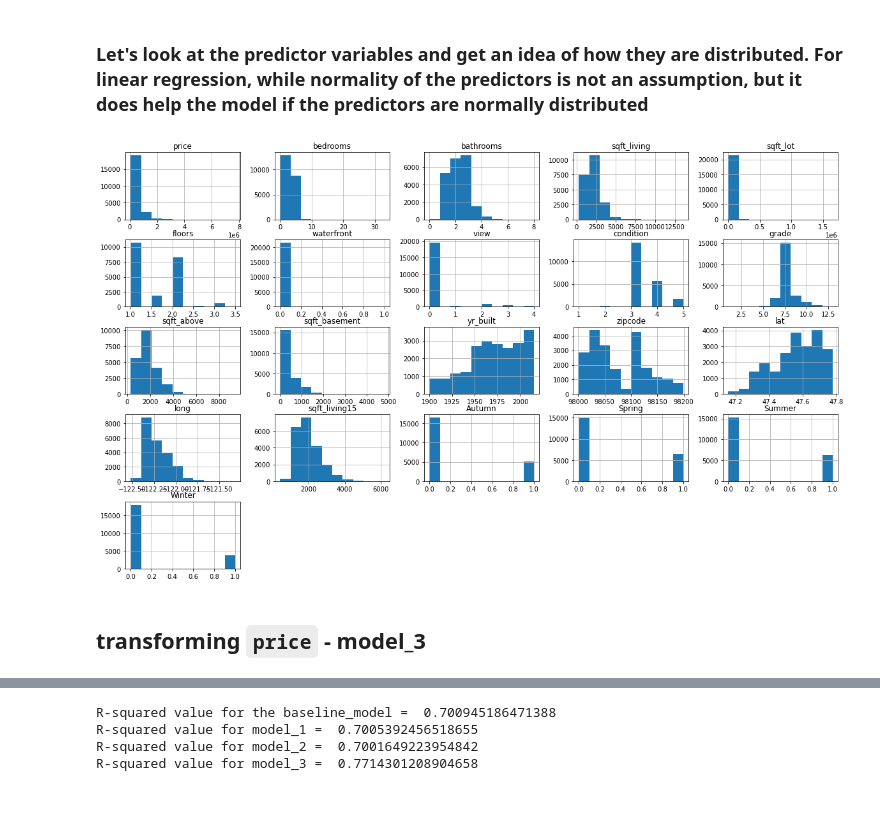
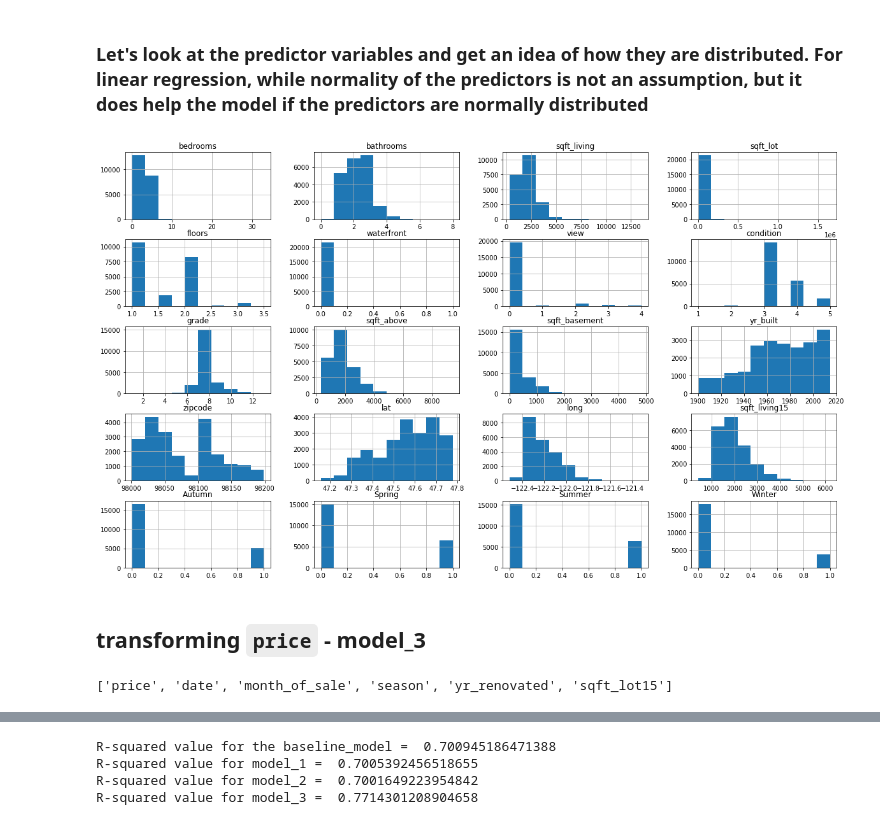
Before and after one commit to rahulakrish/linear_regression, a Jupyter notebook: phase2_project_rev1.ipynb, the cells around one changed output, grey strips where cells are left out. Saved outputs shown, nothing was run; the diff lists cells and outputs as text; code cells hidden in the pictures.

```diff
--- a/phase2_project_rev1.ipynb
+++ b/phase2_project_rev1.ipynb
@@ -293,8 +296,9 @@ R-squared value for model_1 =  0.7005392456518655
 ### removing `sqft_lot15` - model_2
 # %%
 #removing sqft_lot15
+cats_to_drop = ['price','date','month_of_sale','season','yr_renovated','sqft_lot15']
 outcome = 'price'
-variables = df1.drop(['price','date','month_of_sale','season','yr_renovated','sqft_lot15'],axis=1)
+variables = df1.drop(cats_to_drop,axis=1)
 variables_sum = '+'.join(variables.columns)
 
 f = outcome + '~' + variables_sum
@@ -349,11 +353,15 @@ R-squared value for model_2 =  0.7001649223954842
 # %%
 #visualizing the distribution of the variables
 fig,ax = plt.subplots(figsize=(20,12))
-pd.plotting.hist_frame(df1.drop(['date','month_of_sale','season','yr_renovated','sqft_lot15'],axis=1),ax= ax);
+pd.plotting.hist_frame(df1.drop(cats_to_drop,axis=1),ax= ax);
 # %% [output]
-[figure, old version]
+[figure, new version]
 # %% [markdown]
 ## transforming  `price` - model_3
+# %%
+cats_to_drop
+# %% [output]
+['price', 'date', 'month_of_sale', 'season', 'yr_renovated', 'sqft_lot15']
 # %%
 #transforming price
 df1['log_price'] = df1['price'].map(lambda x : np.log(x))
```
Also changed, not shown: parts of 30 cells of this notebook.
